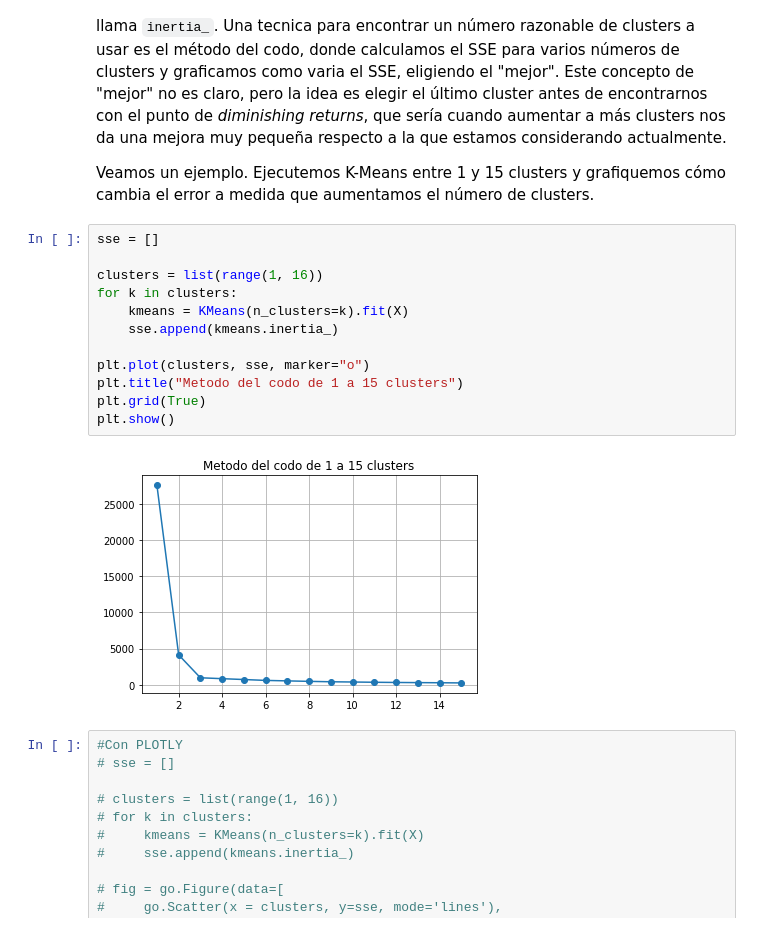
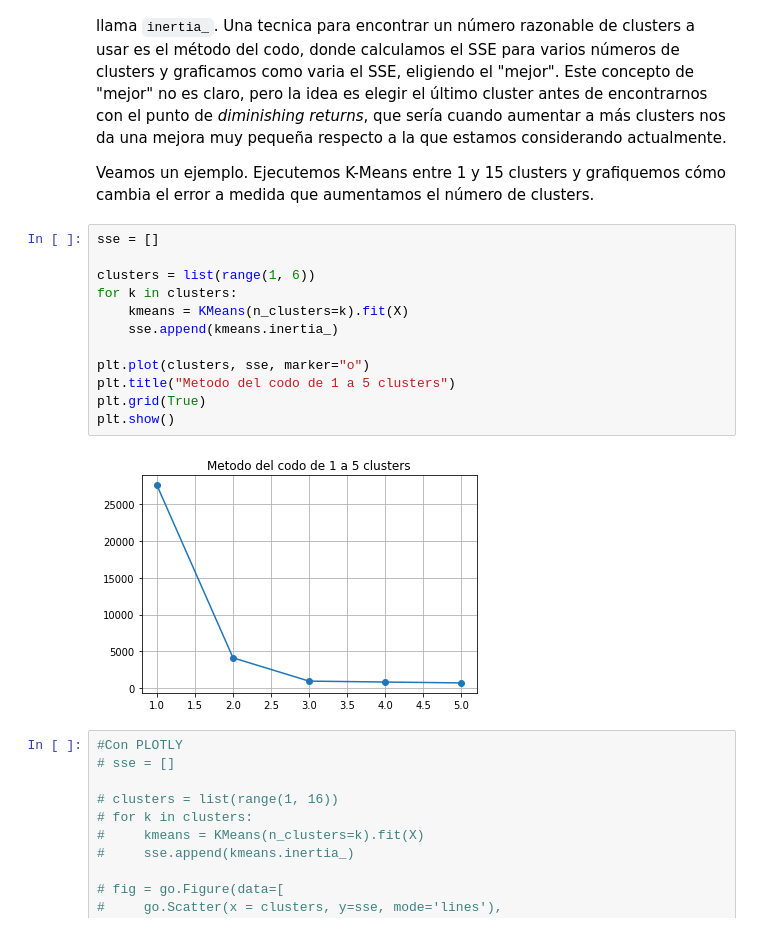
Before and after one commit to Patortiz26/IN6531-Miner-a-de-datos-2021-2, a Jupyter notebook: Aux3_IN6531.ipynb, the cells around one changed output. Drawn from its saved outputs; the diff is of its cells as text.

```diff
--- a/Aux3_IN6531.ipynb
+++ b/Aux3_IN6531.ipynb
@@ -145,17 +151,17 @@ Veamos un ejemplo. Ejecutemos K-Means entre 1 y 15 clusters y grafiquemos cómo
 # %%
 sse = []
 
-clusters = list(range(1, 16))
+clusters = list(range(1, 6))
 for k in clusters:
     kmeans = KMeans(n_clusters=k).fit(X)
     sse.append(kmeans.inertia_)
 
 plt.plot(clusters, sse, marker="o")
-plt.title("Metodo del codo de 1 a 15 clusters")
+plt.title("Metodo del codo de 1 a 5 clusters")
 plt.grid(True)
 plt.show()
 # %% [output]
-[figure, old version]
+[figure, new version]
 # %%
 #Con PLOTLY
 # sse = []
```
Also changed, not shown: parts of 15 cells of this notebook.
